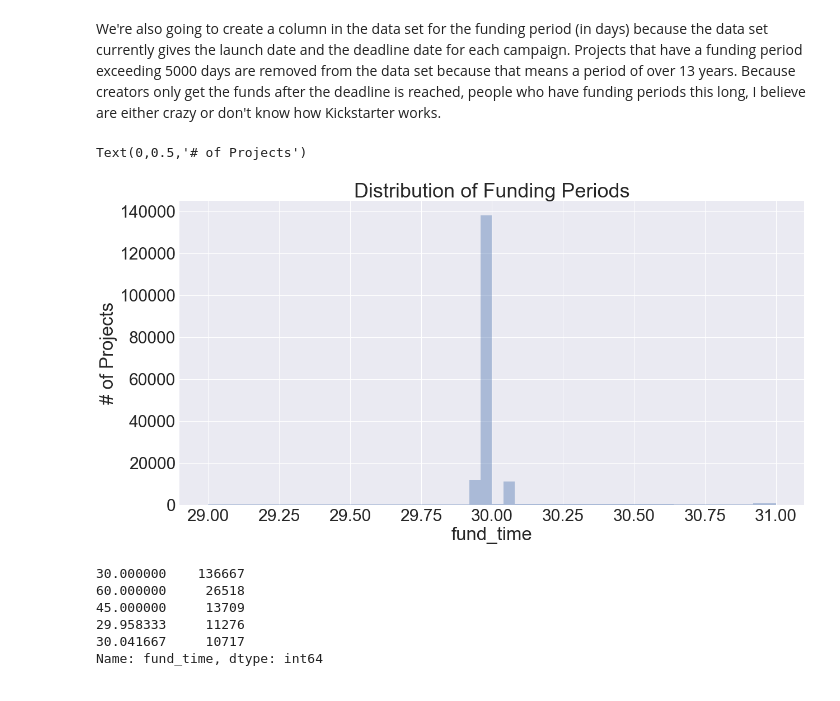
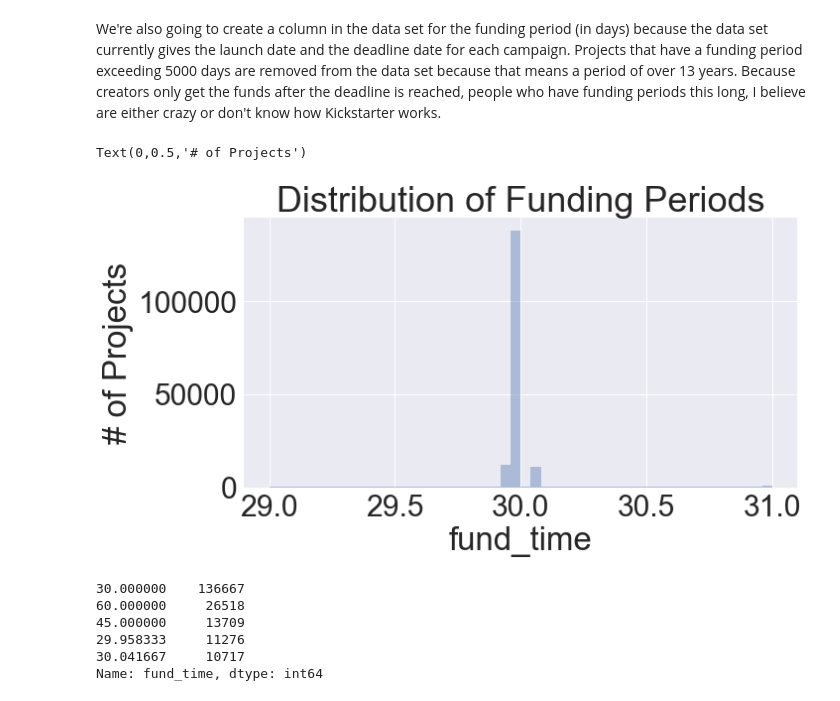
Before and after one commit to gkim98/KickoffKickstarter, a Jupyter notebook: Kickstarter Draft 2.ipynb, the cells around one changed output. Cells and saved outputs as stored; diff of their text form; code cells hidden in the pictures.

```diff
--- a/Kickstarter Draft 2.ipynb
+++ b/Kickstarter Draft 2.ipynb
@@ -58,13 +58,13 @@ fund_time = (pd.to_datetime(ks.deadline) - pd.to_datetime(ks.launched)).apply(la
 ks['fund_time'] = fund_time
 ks.drop(ks[ks.fund_time > 5000].index, inplace=True)
 # %%
-plt.figure(figsize=(20, 10))
+plt.figure(figsize=(10, 5))
 sns.distplot(ks['fund_time'], kde=False)
 plt.title("Distribution of Funding Periods")
 plt.ylabel("# of Projects")
 # %% [output]
 Text(0,0.5,'# of Projects')
-[figure, old version]
+[figure, new version]
 # %%
 ks['fund_time'].value_counts().head()
 # %% [output]
```
Also changed, not shown: parts of 20 cells of this notebook.
